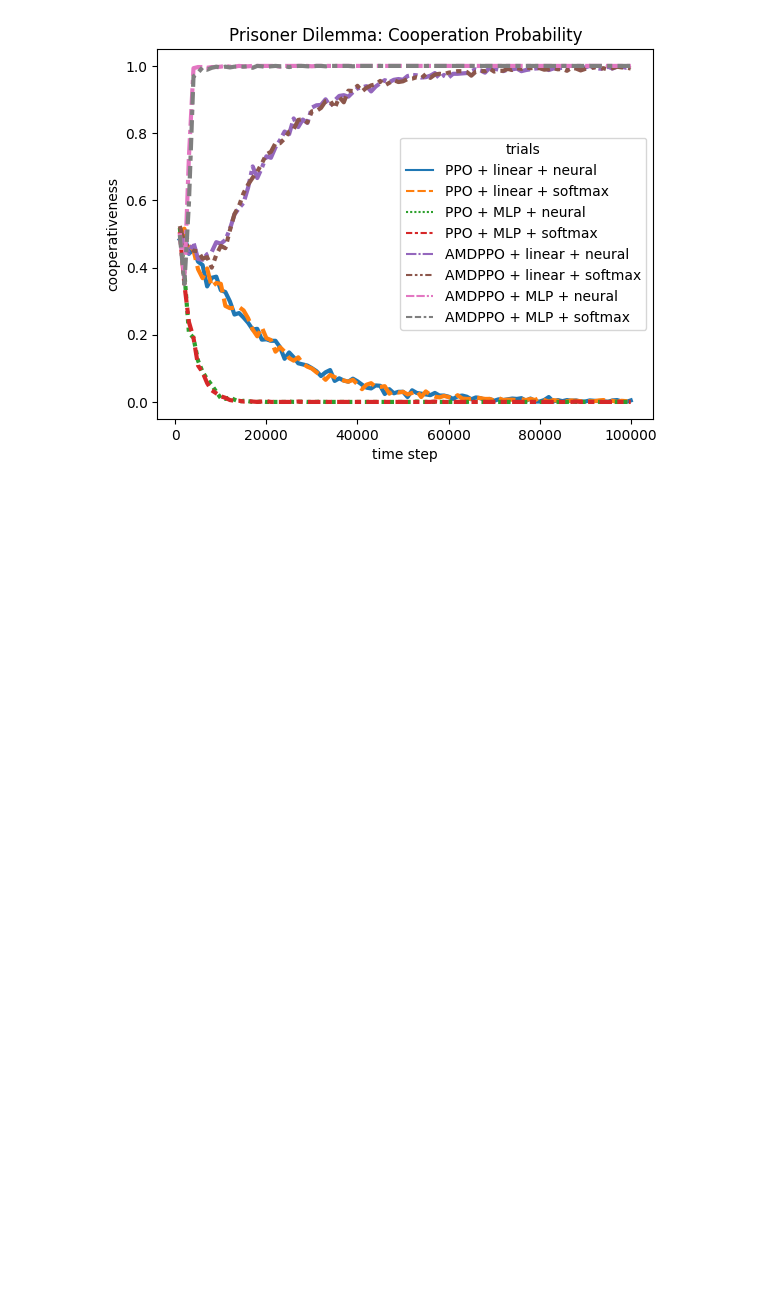
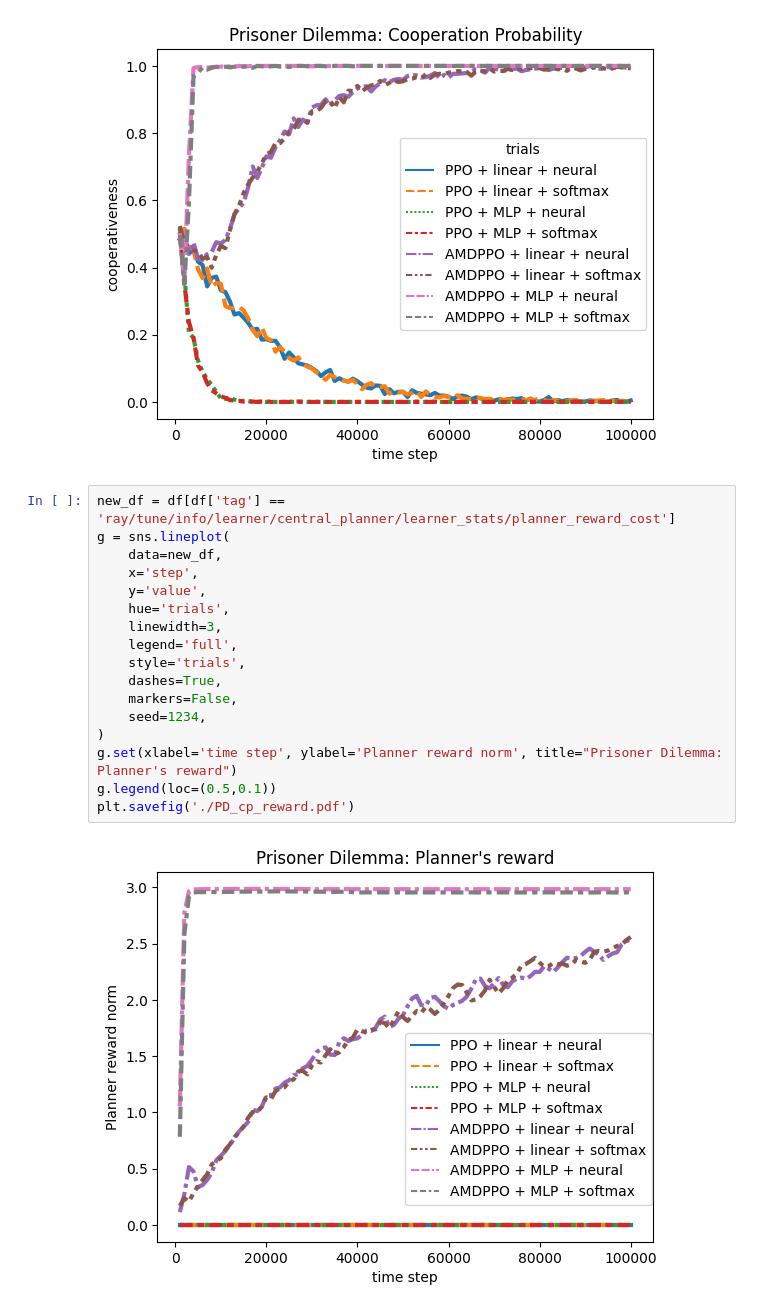
Before and after one commit to quantaji/AMD-SSD, a Jupyter notebook: figures/matrix_game.ipynb, the cells around one changed output. Drawn from its saved outputs; the diff is of its cells as text; blank space fills up the shorter version.

```diff
--- a/figures/matrix_game.ipynb
+++ b/figures/matrix_game.ipynb
@@ -89,3 +89,22 @@ g.set(xlabel='time step', ylabel='cooperativeness', title='Prisoner Dilemma: Coo
 plt.savefig('./PD_cooperativeness.pdf')
 # %% [output]
 [figure]
+# %%
+new_df = df[df['tag'] == 'ray/tune/info/learner/central_planner/learner_stats/planner_reward_cost']
+g = sns.lineplot(
+    data=new_df,
+    x='step',
+    y='value',
+    hue='trials',
+    linewidth=3,
+    legend='full',
+    style='trials',
+    dashes=True,
+    markers=False,
+    seed=1234,
+)
+g.set(xlabel='time step', ylabel='Planner reward norm', title="Prisoner Dilemma: Planner's reward")
+g.legend(loc=(0.5,0.1))
+plt.savefig('./PD_cp_reward.pdf')
+# %% [output]
+[figure, added]
```
Also changed, not shown: 5 other files.
